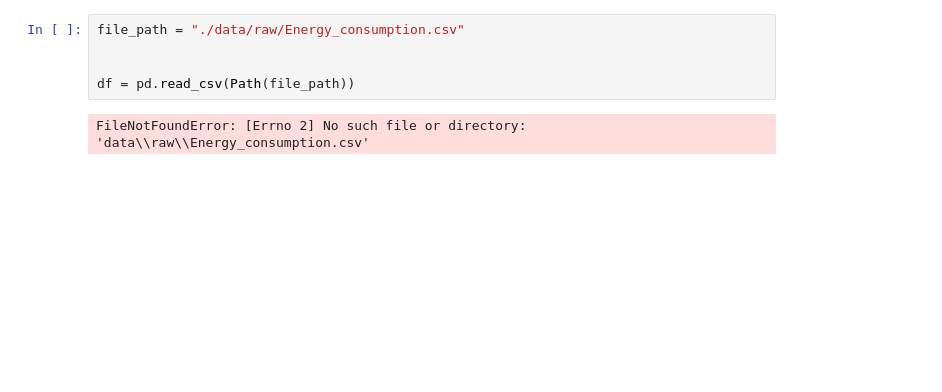
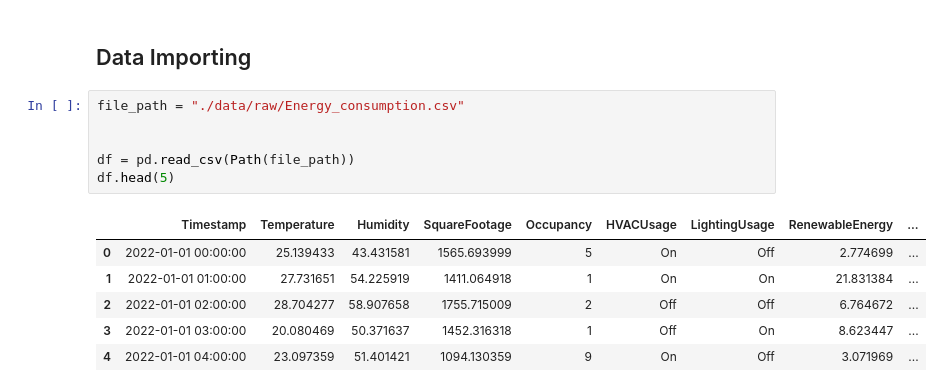
Before and after one commit to wuttipansat/Energy-Consumption-Regression-Analysis, a Jupyter notebook: experiment.ipynb, the cells around one changed output. Cells and saved outputs as stored; diff of their text form; blank space fills up the shorter version.

```diff
--- a/experiment.ipynb
+++ b/experiment.ipynb
@@ -5,7 +14,15 @@ from pathlib import Path
+# %% [markdown]
+## Data Importing
 # %%
 file_path = "./data/raw/Energy_consumption.csv"
 
 
 df = pd.read_csv(Path(file_path))
+df.head(5)
 # %% [output]
-FileNotFoundError: [Errno 2] No such file or directory: 'data\\raw\\Energy_consumption.csv'
+|  | Timestamp | Temperature | Humidity | SquareFootage | Occupancy | HVACUsage | LightingUsage | RenewableEnergy | ... |
+| 0 | 2022-01-01 00:00:00 | 25.139433 | 43.431581 | 1565.693999 | 5 | On | Off | 2.774699 | ... |
+| 1 | 2022-01-01 01:00:00 | 27.731651 | 54.225919 | 1411.064918 | 1 | On | On | 21.831384 | ... |
+| 2 | 2022-01-01 02:00:00 | 28.704277 | 58.907658 | 1755.715009 | 2 | Off | Off | 6.764672 | ... |
+| 3 | 2022-01-01 03:00:00 | 20.080469 | 50.371637 | 1452.316318 | 1 | Off | On | 8.623447 | ... |
+| 4 | 2022-01-01 04:00:00 | 23.097359 | 51.401421 | 1094.130359 | 9 | On | Off | 3.071969 | ... |
```
Also changed, not shown: parts of 12 cells of this notebook.
